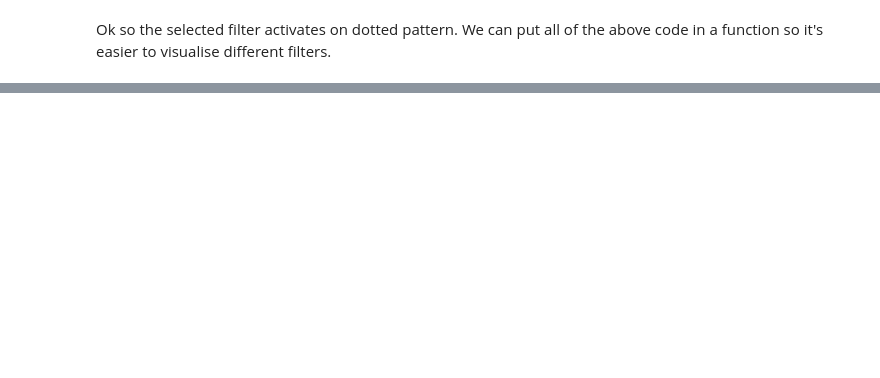
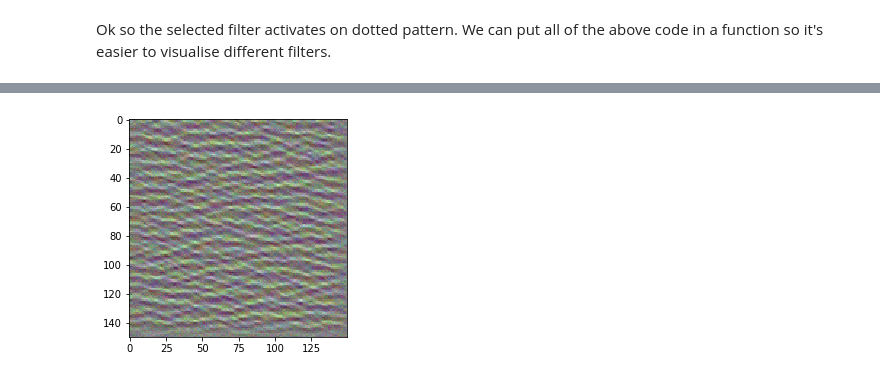
Before and after one commit to mappls/Playfield, a Jupyter notebook: keras/7_visualise_convnet_filters.ipynb, the cells around one changed output, grey strips where cells are left out. Cells and saved outputs as stored; diff of their text form; code cells hidden in the pictures; blank space fills up the shorter version.

Commit message:
Visualising convnet filters

```diff
--- a/keras/7_visualise_convnet_filters.ipynb
+++ b/keras/7_visualise_convnet_filters.ipynb
@@ -99,2 +100,19 @@ plt.show()
 # %% [markdown]
 Ok so the selected filter activates on dotted pattern. We can put all of the above code in a function so it's easier to visualise different filters.
+# %%
+def generate_pattern(layer_name, filter_index, image_size=150):
+
+    layer_output = model.get_layer(layer_name).output
+    loss = K.mean(layer_output[:, :, :, filter_index])
+    grads = K.gradients(loss=loss, variables=model.input)[0]
+    grads /= (K.sqrt(K.mean(K.square(grads))) + 1e-5)
+    iterate = K.function(inputs=[model.input], outputs=[loss, grads])
+    input_img_data = np.random.random((1, image_size, image_size, 3)) * 20 + 128
+
+    learning_step = 1.
+    for i in range(40):
+        loss_value, grads_value = iterate([input_img_data])
+        input_img_data += grads_value * learning_step
+
+    img = input_img_data[0]
+    return deprocess_image(img)
@@ -100,0 +126,5 @@ Ok so the selected filter activates on dotted pattern. We can put all of the abo
+# %%
+plt.imshow(generate_pattern('block3_conv1', 1))
+plt.show()
+# %% [output]
+[figure, added]
```
Also changed, not shown: parts of 9 cells of this notebook.
